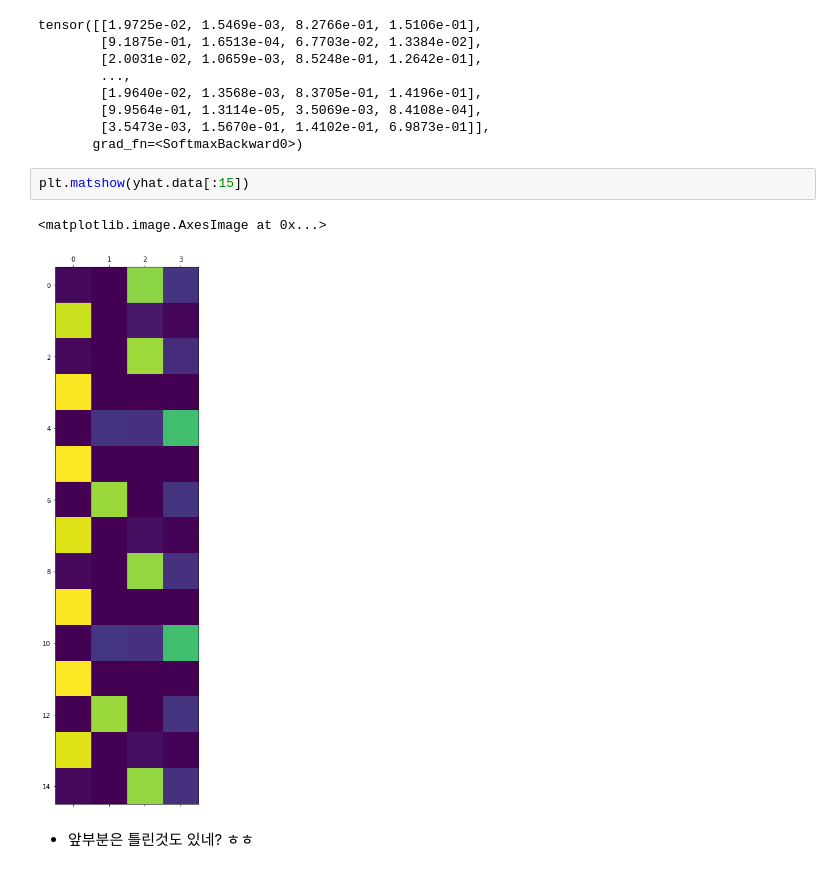
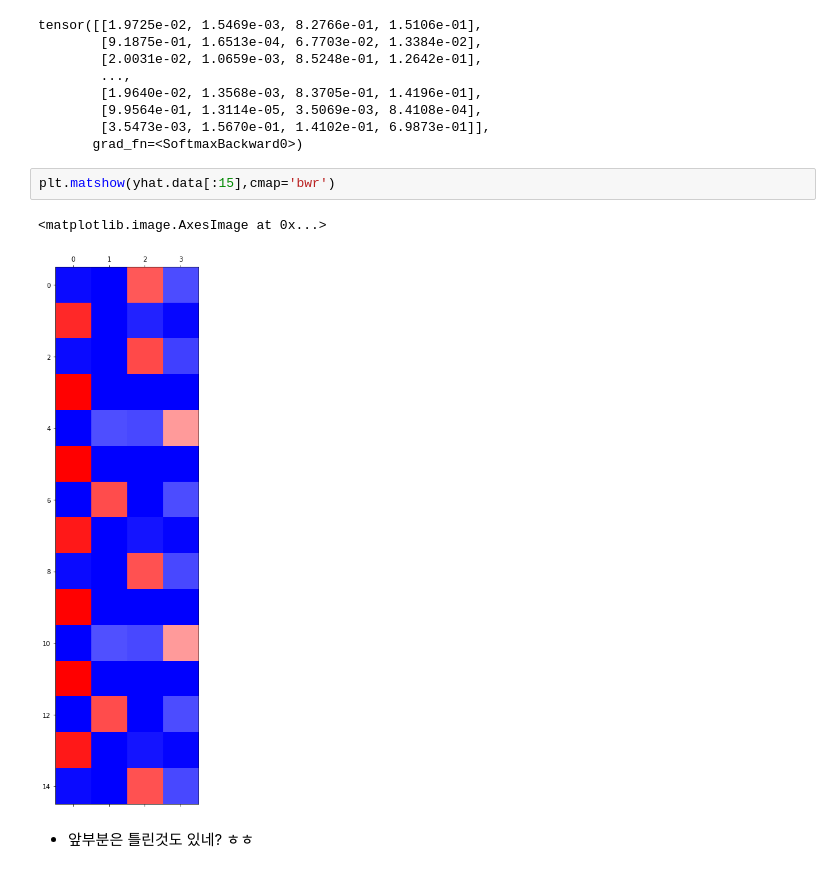
Before and after one commit to guebin/DL2022_backup, a Jupyter notebook: _notebooks/2099-01-01-dr.ipynb, the cells around one changed output. Drawn from its saved outputs; the diff is of its cells as text.

```diff
--- a/_notebooks/2099-01-01-dr.ipynb
+++ b/_notebooks/2099-01-01-dr.ipynb
@@ -117,10 +117,10 @@ tensor([[1.9725e-02, 1.5469e-03, 8.2766e-01, 1.5106e-01],
         [3.5473e-03, 1.5670e-01, 1.4102e-01, 6.9873e-01]],
        grad_fn=<SoftmaxBackward0>)
 # %%
-plt.matshow(yhat.data[:15])
+plt.matshow(yhat.data[:15],cmap='bwr')
 # %% [output]
 <matplotlib.image.AxesImage at 0x...>
-[figure, old version]
+[figure, new version]
 # %% [markdown]
 - 앞부분은 틀린것도 있네? ㅎㅎ
 # %%
```
Also changed, not shown: parts of 36 cells of this notebook, 1 other file.
